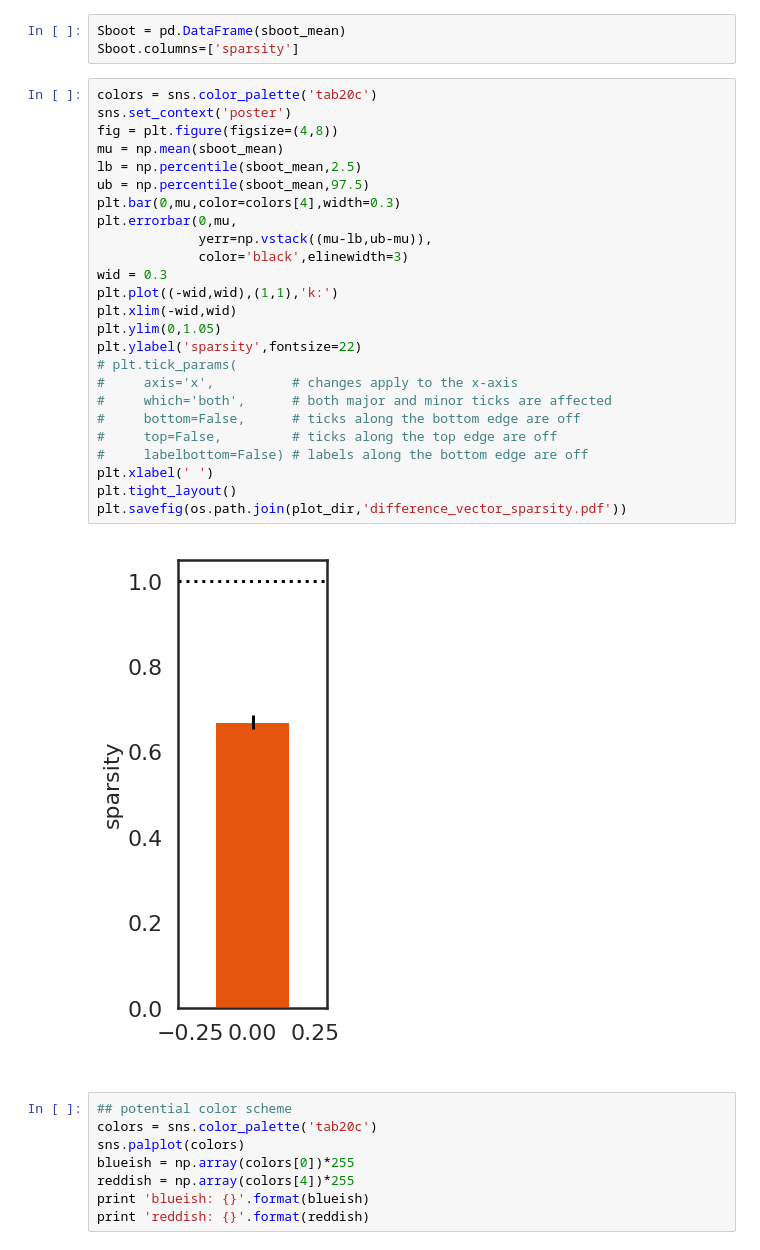
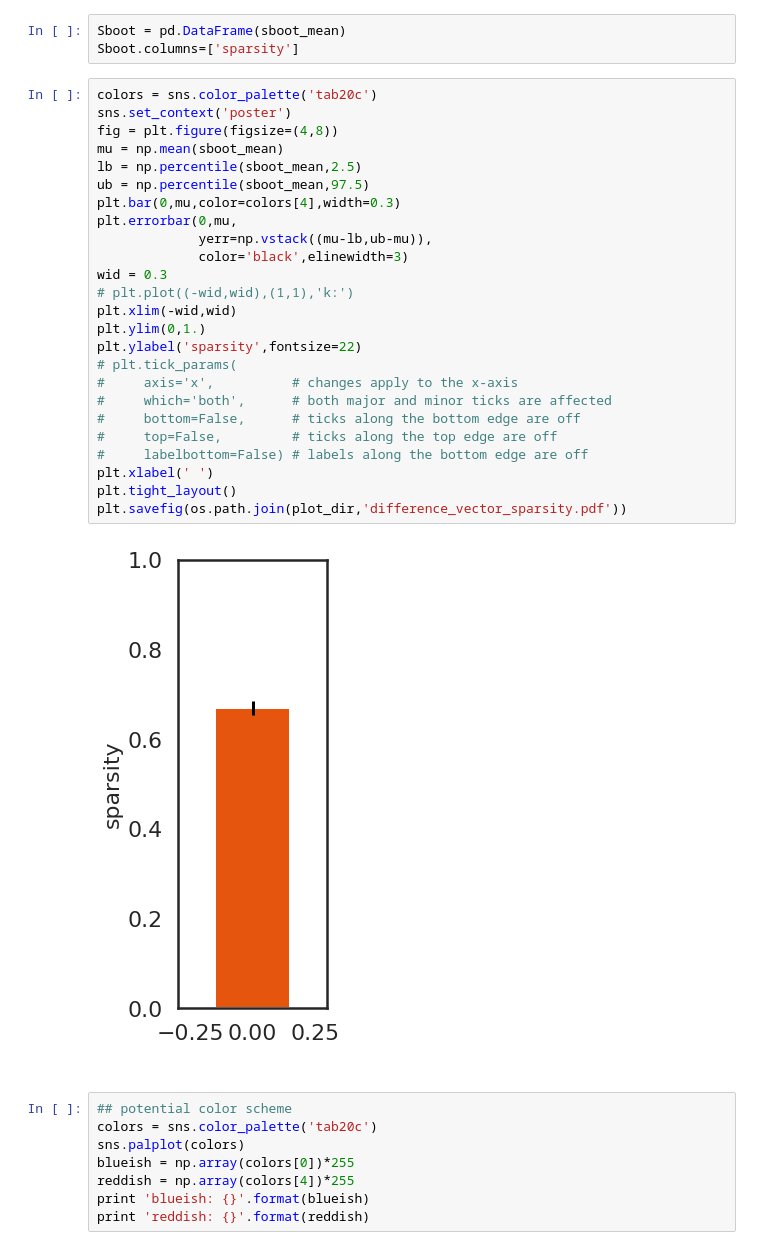
Before and after one commit to cogtoolslab/semantic_parts, a Jupyter notebook: analysis/jefan/semantic_parts_feature_analysis.ipynb, the cells around one changed output. Drawn from its saved outputs; the diff is of its cells as text.

Commit message:
ylim

```diff
--- a/analysis/jefan/semantic_parts_feature_analysis.ipynb
+++ b/analysis/jefan/semantic_parts_feature_analysis.ipynb
@@ -523,30 +523,30 @@ Sboot.columns=['sparsity']
 # %%
 colors = sns.color_palette('tab20c')
 sns.set_context('poster')
 fig = plt.figure(figsize=(4,8))
 mu = np.mean(sboot_mean)
 lb = np.percentile(sboot_mean,2.5)
 ub = np.percentile(sboot_mean,97.5)
 plt.bar(0,mu,color=colors[4],width=0.3)
 plt.errorbar(0,mu,
              yerr=np.vstack((mu-lb,ub-mu)),
              color='black',elinewidth=3)
 wid = 0.3
-plt.plot((-wid,wid),(1,1),'k:')
+# plt.plot((-wid,wid),(1,1),'k:')
 plt.xlim(-wid,wid)
-plt.ylim(0,1.05)
+plt.ylim(0,1.)
 plt.ylabel('sparsity',fontsize=22)
 # plt.tick_params(
 #     axis='x',          # changes apply to the x-axis
 #     which='both',      # both major and minor ticks are affected
 #     bottom=False,      # ticks along the bottom edge are off
 #     top=False,         # ticks along the top edge are off
 #     labelbottom=False) # labels along the bottom edge are off
 plt.xlabel(' ')
 plt.tight_layout()
 plt.savefig(os.path.join(plot_dir,'difference_vector_sparsity.pdf'))
 # %% [output]
-[figure, old version]
+[figure, new version]
 # %%
 ## potential color scheme
 colors = sns.color_palette('tab20c')
```
Also changed, not shown: 1 other file.
